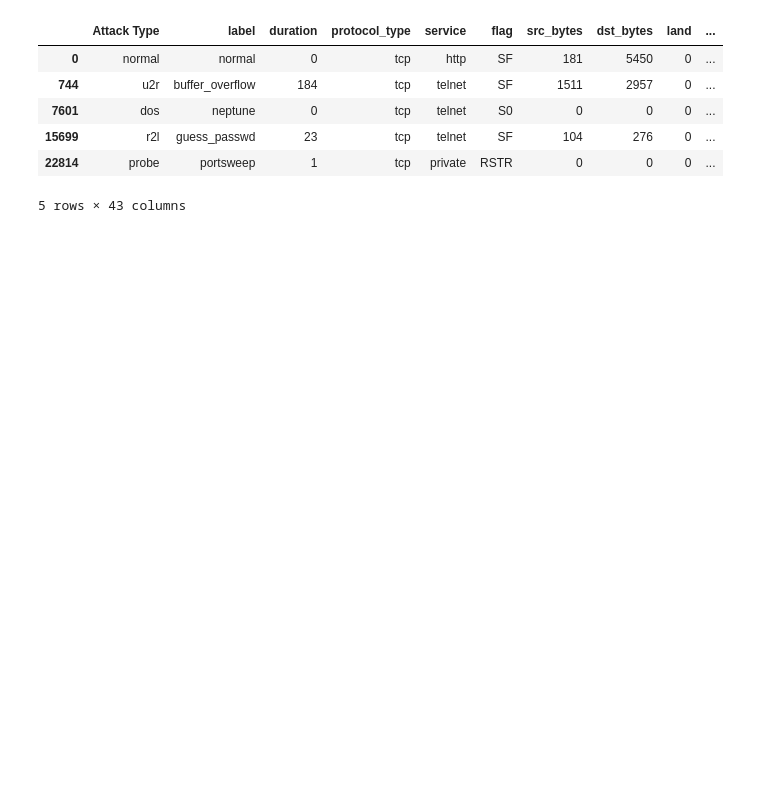
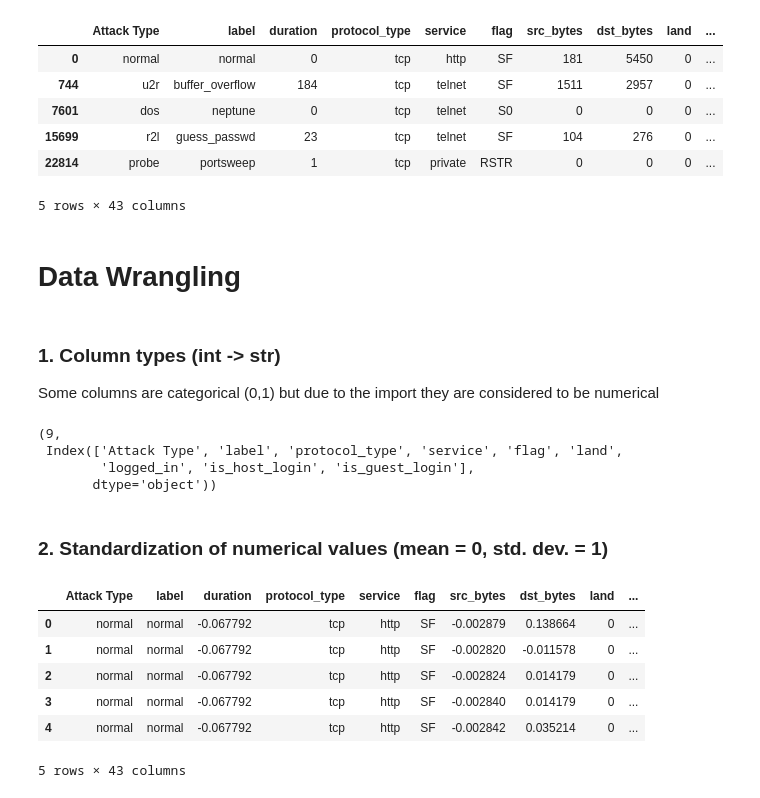
Before and after one commit to heuer-ja/uni23ss_VAE-anomaly-detection, a Jupyter notebook: code/data-analysis/kdd-1999-intrusion-dataset.ipynb, the cells around one changed output. Cells and saved outputs as stored; diff of their text form; code cells hidden in the pictures; blank space fills up the shorter version.

```diff
--- a/code/data-analysis/kdd-1999-intrusion-dataset.ipynb
+++ b/code/data-analysis/kdd-1999-intrusion-dataset.ipynb
@@ -202,3 +198,39 @@ df_example
 | 15699 | r2l | guess_passwd | 23 | tcp | telnet | SF | 104 | 276 | 0 | ... |
 | 22814 | probe | portsweep | 1 | tcp | private | RSTR | 0 | 0 | 0 | ... |
 5 rows × 43 columns
+# %% [markdown]
+# Data Wrangling
+# %% [markdown]
+### 1.  Column types (int -> str)
+Some columns are categorical (0,1) but due to the import they are considered to be numerical
+# %%
+cols_categorical = ['protocol_type', 'service', 'flag', 'land', 'logged_in', 'is_host_login', 'is_guest_login']
+df[cols_categorical] = df[cols_categorical].astype(str)
+len(df.select_dtypes(exclude=[float, int]).columns ) , df.select_dtypes(exclude=[float, int]).columns
+# %% [output]
+(9,
+ Index(['Attack Type', 'label', 'protocol_type', 'service', 'flag', 'land',
+        'logged_in', 'is_host_login', 'is_guest_login'],
+       dtype='object'))
+# %% [markdown]
+### 2. Standardization of numerical values (mean = 0, std. dev. = 1)
+# %%
+# Select non-numerical columns
+non_numerical_cols = df.select_dtypes(exclude=[float, int]).columns
+
+# Select numerical columns
+numerical_cols = df.select_dtypes(include=[float, int]).columns
+
+# Perform standardization
+scaler = StandardScaler(with_mean=True, with_std=True)
+df_standardized = df.copy()
+df_standardized[numerical_cols] = scaler.fit_transform(df[numerical_cols])
+df_standardized.head()
+# %% [output]
+|  | Attack Type | label | duration | protocol_type | service | flag | src_bytes | dst_bytes | land | ... |
+| 0 | normal | normal | -0.067792 | tcp | http | SF | -0.002879 | 0.138664 | 0 | ... |
+| 1 | normal | normal | -0.067792 | tcp | http | SF | -0.002820 | -0.011578 | 0 | ... |
+| 2 | normal | normal | -0.067792 | tcp | http | SF | -0.002824 | 0.014179 | 0 | ... |
+| 3 | normal | normal | -0.067792 | tcp | http | SF | -0.002840 | 0.014179 | 0 | ... |
+| 4 | normal | normal | -0.067792 | tcp | http | SF | -0.002842 | 0.035214 | 0 | ... |
+5 rows × 43 columns
```
Also changed, not shown: parts of 31 cells of this notebook, 2 other files.
